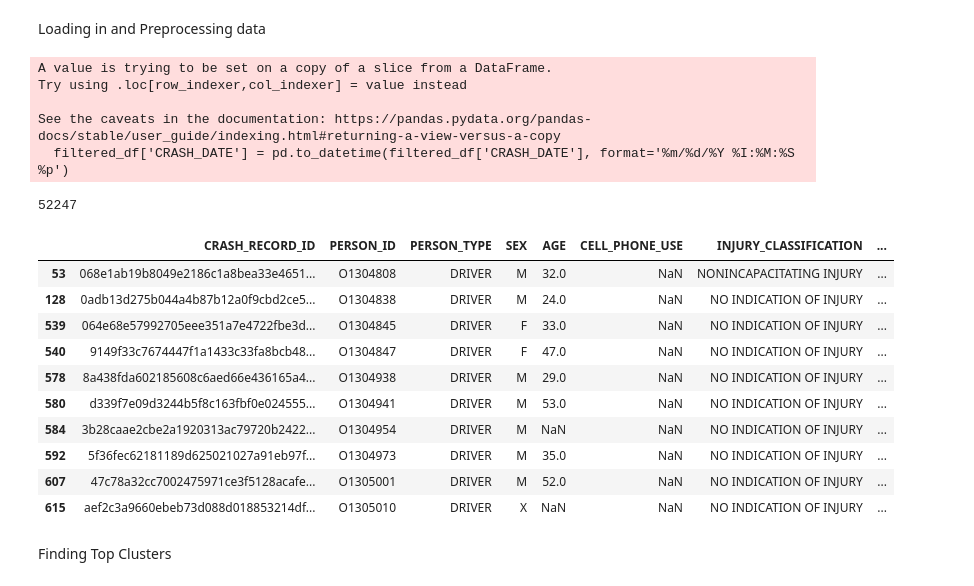
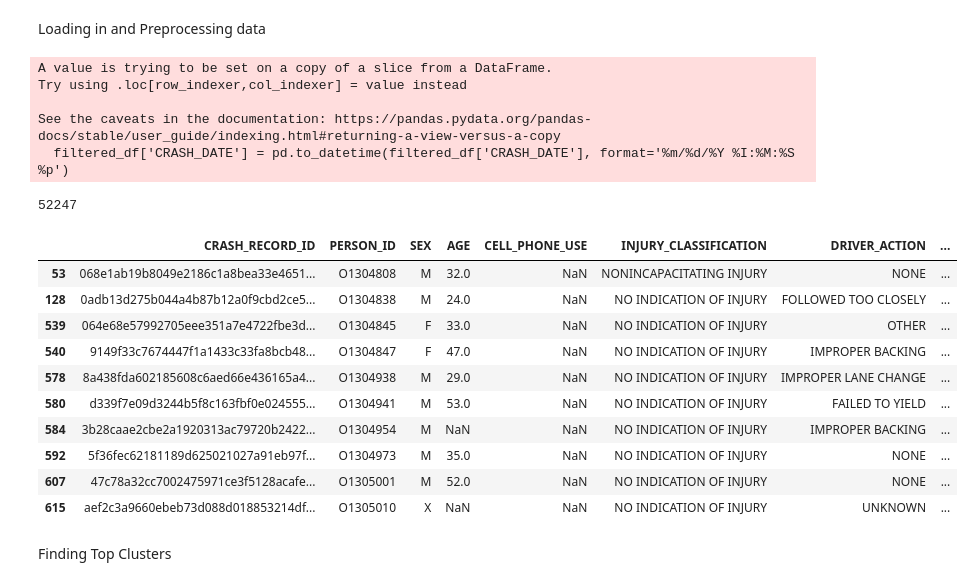
Before and after one commit to jessica-pei8/ChicagoPedestrianSafety, a Jupyter notebook: final.ipynb, the cells around one changed output. Drawn from its saved outputs; the diff is of its cells as text; code cells hidden in the pictures.

```diff
--- a/final.ipynb
+++ b/final.ipynb
@@ -17,45 +19,45 @@ Loading in and Preprocessing data
 # %%
 Traffic_Crashes_Crashes_df = pd.read_csv(r'data/Traffic_Crashes_Crashes.csv')
 Traffic_Crashes_People_df = pd.read_csv(r'data/Traffic_Crashes_People.csv')
 Traffic_Crashes_Crashes=Traffic_Crashes_Crashes_df[['CRASH_RECORD_ID','CRASH_DATE','POSTED_SPEED_LIMIT','TRAFFIC_CONTROL_DEVICE','WEATHER_CONDITION','LIGHTING_CONDITION','LATITUDE','LONGITUDE']]
-Traffic_Crashes_People=Traffic_Crashes_People_df[['CRASH_RECORD_ID','PERSON_ID','PERSON_TYPE','SEX','AGE','CELL_PHONE_USE','INJURY_CLASSIFICATION','DRIVER_ACTION','PEDPEDAL_ACTION']]
+Traffic_Crashes_People=Traffic_Crashes_People_df[['CRASH_RECORD_ID','PERSON_ID','SEX','AGE','CELL_PHONE_USE','INJURY_CLASSIFICATION','DRIVER_ACTION','PEDPEDAL_ACTION']]
 merged_df = pd.merge(Traffic_Crashes_People, Traffic_Crashes_Crashes, on='CRASH_RECORD_ID', how='inner')
 merged_df = merged_df.dropna(subset=['LATITUDE', 'LONGITUDE'])
 upper_left_lat = 41.920704
 upper_left_lon = -87.680469
 lower_right_lat = 41.837562
 lower_right_lon = -87.608829
 
 filtered_df = merged_df[merged_df['POSTED_SPEED_LIMIT'] < 40]
 filtered_df['CRASH_DATE'] = pd.to_datetime(filtered_df['CRASH_DATE'], format='%m/%d/%Y %I:%M:%S %p')
 filtered_df = filtered_df[(filtered_df['CRASH_DATE'].dt.year == 2022) | (filtered_df['CRASH_DATE'].dt.year == 2023) | (filtered_df['CRASH_DATE'].dt.year == 2024)]
 filtered_df = filtered_df[
     (filtered_df['LATITUDE'] <= upper_left_lat) &  # Latitudes must be less than or equal to upper-left corner latitude
     (filtered_df['LATITUDE'] >= lower_right_lat) &  # Latitudes must be greater than or equal to lower-right corner latitude
     (filtered_df['LONGITUDE'] >= upper_left_lon) &  # Longitudes must be greater than or equal to upper-left corner longitude
     (filtered_df['LONGITUDE'] <= lower_right_lon)   # Longitudes must be less than or equal to lower-right corner longitude
 ]
 filtered_df = filtered_df.drop_duplicates(subset='CRASH_RECORD_ID')
 print(len(filtered_df))
 filtered_df.head(10)
 # %% [output]
 A value is trying to be set on a copy of a slice from a DataFrame.
 Try using .loc[row_indexer,col_indexer] = value instead
 
 See the caveats in the documentation: https://pandas.pydata.org/pandas-docs/stable/user_guide/indexing.html#returning-a-view-versus-a-copy
   filtered_df['CRASH_DATE'] = pd.to_datetime(filtered_df['CRASH_DATE'], format='%m/%d/%Y %I:%M:%S %p')
 52247
-|  | CRASH_RECORD_ID | PERSON_ID | PERSON_TYPE | SEX | AGE | CELL_PHONE_USE | INJURY_CLASSIFICATION | ... |
-| 53 | 068e1ab19b8049e2186c1a8bea33e4651... | O1304808 | DRIVER | M | 32.0 | NaN | NONINCAPACITATING INJURY | ... |
-| 128 | 0adb13d275b044a4b87b12a0f9cbd2ce5... | O1304838 | DRIVER | M | 24.0 | NaN | NO INDICATION OF INJURY | ... |
-| 539 | 064e68e57992705eee351a7e4722fbe3d... | O1304845 | DRIVER | F | 33.0 | NaN | NO INDICATION OF INJURY | ... |
-| 540 | 9149f33c7674447f1a1433c33fa8bcb48... | O1304847 | DRIVER | F | 47.0 | NaN | NO INDICATION OF INJURY | ... |
-| 578 | 8a438fda602185608c6aed66e436165a4... | O1304938 | DRIVER | M | 29.0 | NaN | NO INDICATION OF INJURY | ... |
-| 580 | d339f7e09d3244b5f8c163fbf0e024555... | O1304941 | DRIVER | M | 53.0 | NaN | NO INDICATION OF INJURY | ... |
-| 584 | 3b28caae2cbe2a1920313ac79720b2422... | O1304954 | DRIVER | M | NaN | NaN | NO INDICATION OF INJURY | ... |
-| 592 | 5f36fec62181189d625021027a91eb97f... | O1304973 | DRIVER | M | 35.0 | NaN | NO INDICATION OF INJURY | ... |
-| 607 | 47c78a32cc7002475971ce3f5128acafe... | O1305001 | DRIVER | M | 52.0 | NaN | NO INDICATION OF INJURY | ... |
-| 615 | aef2c3a9660ebeb73d088d018853214df... | O1305010 | DRIVER | X | NaN | NaN | NO INDICATION OF INJURY | ... |
+|  | CRASH_RECORD_ID | PERSON_ID | SEX | AGE | CELL_PHONE_USE | INJURY_CLASSIFICATION | DRIVER_ACTION | ... |
+| 53 | 068e1ab19b8049e2186c1a8bea33e4651... | O1304808 | M | 32.0 | NaN | NONINCAPACITATING INJURY | NONE | ... |
+| 128 | 0adb13d275b044a4b87b12a0f9cbd2ce5... | O1304838 | M | 24.0 | NaN | NO INDICATION OF INJURY | FOLLOWED TOO CLOSELY | ... |
+| 539 | 064e68e57992705eee351a7e4722fbe3d... | O1304845 | F | 33.0 | NaN | NO INDICATION OF INJURY | OTHER | ... |
+| 540 | 9149f33c7674447f1a1433c33fa8bcb48... | O1304847 | F | 47.0 | NaN | NO INDICATION OF INJURY | IMPROPER BACKING | ... |
+| 578 | 8a438fda602185608c6aed66e436165a4... | O1304938 | M | 29.0 | NaN | NO INDICATION OF INJURY | IMPROPER LANE CHANGE | ... |
+| 580 | d339f7e09d3244b5f8c163fbf0e024555... | O1304941 | M | 53.0 | NaN | NO INDICATION OF INJURY | FAILED TO YIELD | ... |
+| 584 | 3b28caae2cbe2a1920313ac79720b2422... | O1304954 | M | NaN | NaN | NO INDICATION OF INJURY | IMPROPER BACKING | ... |
+| 592 | 5f36fec62181189d625021027a91eb97f... | O1304973 | M | 35.0 | NaN | NO INDICATION OF INJURY | NONE | ... |
+| 607 | 47c78a32cc7002475971ce3f5128acafe... | O1305001 | M | 52.0 | NaN | NO INDICATION OF INJURY | NONE | ... |
+| 615 | aef2c3a9660ebeb73d088d018853214df... | O1305010 | X | NaN | NaN | NO INDICATION OF INJURY | UNKNOWN | ... |
 # %% [markdown]
 Finding Top Clusters
 # %%
```
Also changed, not shown: parts of 4 cells of this notebook, 2 other files.
